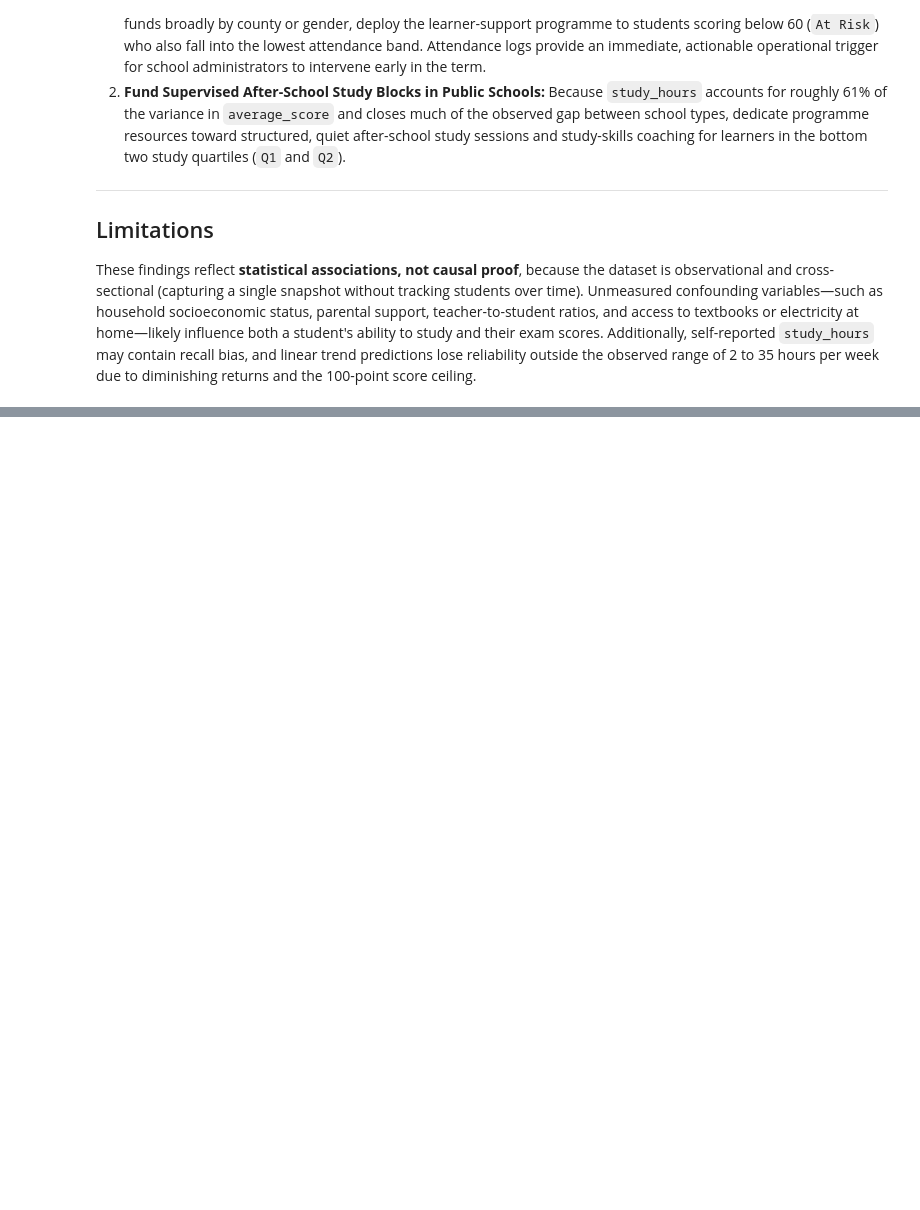
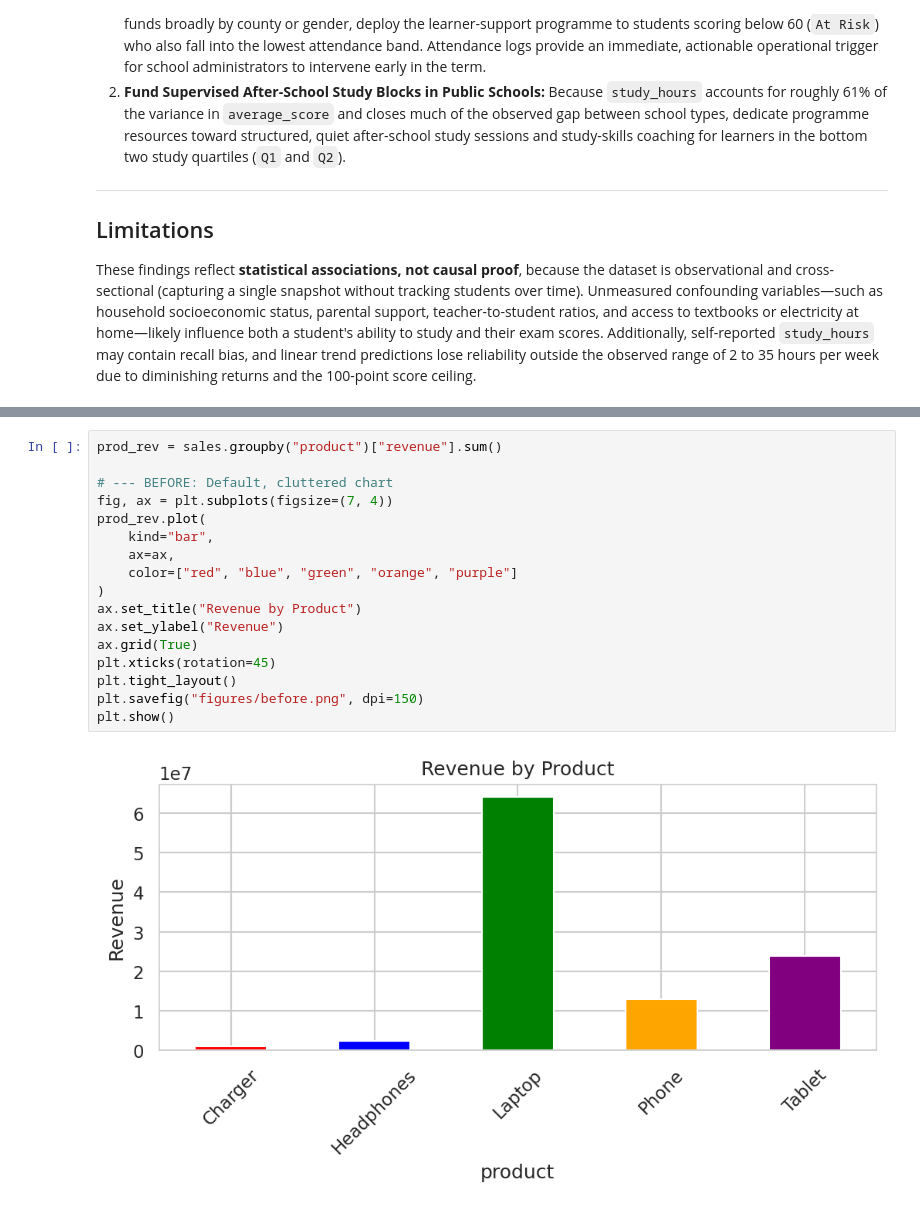
Before and after one commit to joemacKE/plp-da-a4-student-eda-and-board-report, a Jupyter notebook: plp_da_a4_student_eda_and_board_report.ipynb, the cells around one changed output, grey strips where cells are left out. Cells and saved outputs as stored; diff of their text form; blank space fills up the shorter version.

```diff
--- a/plp_da_a4_student_eda_and_board_report.ipynb
+++ b/plp_da_a4_student_eda_and_board_report.ipynb
@@ -334,0 +405,19 @@ These findings reflect **statistical associations, not causal proof**, because t
+# %%
+prod_rev = sales.groupby("product")["revenue"].sum()
+
+# --- BEFORE: Default, cluttered chart
+fig, ax = plt.subplots(figsize=(7, 4))
+prod_rev.plot(
+    kind="bar",
+    ax=ax,
+    color=["red", "blue", "green", "orange", "purple"]
+)
+ax.set_title("Revenue by Product")
+ax.set_ylabel("Revenue")
+ax.grid(True)
+plt.xticks(rotation=45)
+plt.tight_layout()
+plt.savefig("figures/before.png", dpi=150)
+plt.show()
+# %% [output]
+[figure, added]
```
Also changed, not shown: parts of 5 cells of this notebook.
